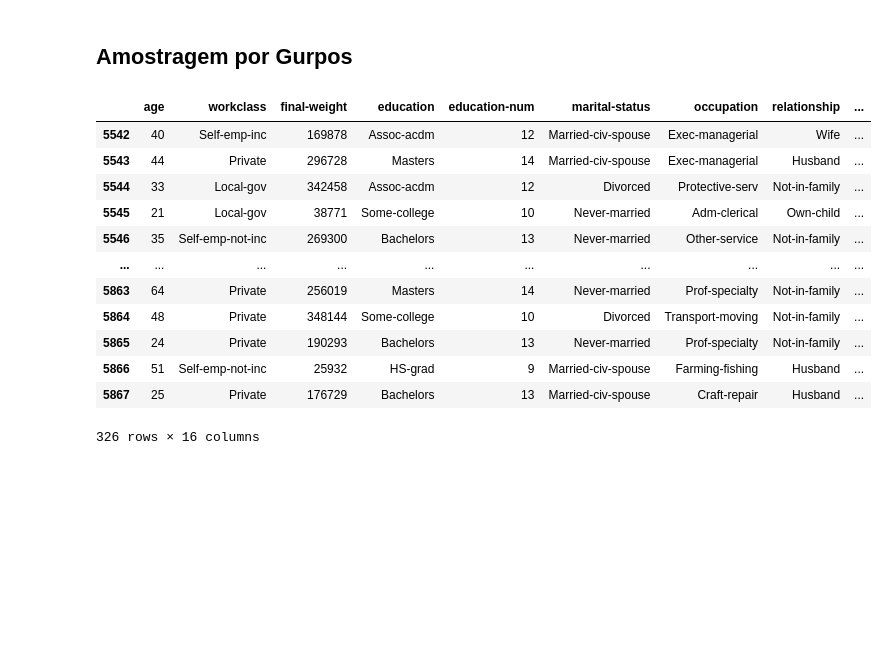
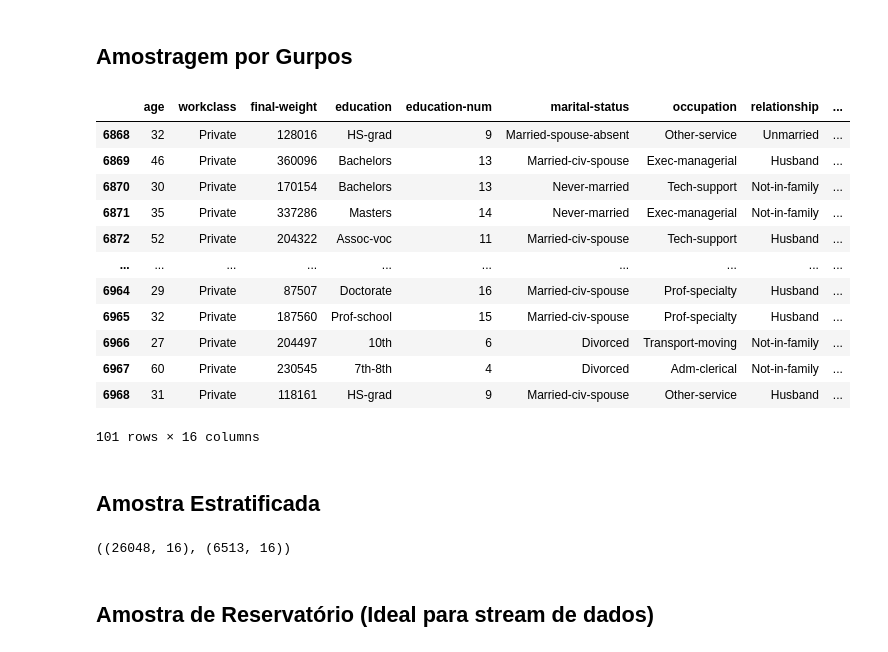
Before and after one commit to michelprosite/Estat-stica-para-Ci-ncia-de-Dados-e-Machine-Learning, a Jupyter notebook: amostragem.ipynb, the cells around one changed output. Drawn from its saved outputs; the diff is of its cells as text; code cells hidden in the pictures; blank space fills up the shorter version.

```diff
--- a/amostragem.ipynb
+++ b/amostragem.ipynb
@@ -117,19 +117,21 @@ def amostragem_agrupamento(dataset, numero_grupos):
     grupo_selecionado = random.randint(0, numero_grupos)
     return dataset[dataset['grupo'] == grupo_selecionado]
 # %%
-df_amostragem_agrupamento = amostragem_agrupamento(dataset, 100)
+df_amostragem_agrupamento = amostragem_agrupamento(dataset, 325)
 df_amostragem_agrupamento
 # %% [output]
 |  | age | workclass | final-weight | education | education-num | marital-status | occupation | relationship | ... |
-| 5542 | 40 | Self-emp-inc | 169878 | Assoc-acdm | 12 | Married-civ-spouse | Exec-managerial | Wife | ... |
-| 5543 | 44 | Private | 296728 | Masters | 14 | Married-civ-spouse | Exec-managerial | Husband | ... |
-| 5544 | 33 | Local-gov | 342458 | Assoc-acdm | 12 | Divorced | Protective-serv | Not-in-family | ... |
-| 5545 | 21 | Local-gov | 38771 | Some-college | 10 | Never-married | Adm-clerical | Own-child | ... |
-| 5546 | 35 | Self-emp-not-inc | 269300 | Bachelors | 13 | Never-married | Other-service | Not-in-family | ... |
+| 6868 | 32 | Private | 128016 | HS-grad | 9 | Married-spouse-absent | Other-service | Unmarried | ... |
+| 6869 | 46 | Private | 360096 | Bachelors | 13 | Married-civ-spouse | Exec-managerial | Husband | ... |
+| 6870 | 30 | Private | 170154 | Bachelors | 13 | Never-married | Tech-support | Not-in-family | ... |
+| 6871 | 35 | Private | 337286 | Masters | 14 | Never-married | Exec-managerial | Not-in-family | ... |
+| 6872 | 52 | Private | 204322 | Assoc-voc | 11 | Married-civ-spouse | Tech-support | Husband | ... |
 | ... | ... | ... | ... | ... | ... | ... | ... | ... | ... |
-| 5863 | 64 | Private | 256019 | Masters | 14 | Never-married | Prof-specialty | Not-in-family | ... |
-| 5864 | 48 | Private | 348144 | Some-college | 10 | Divorced | Transport-moving | Not-in-family | ... |
-| 5865 | 24 | Private | 190293 | Bachelors | 13 | Never-married | Prof-specialty | Not-in-family | ... |
-| 5866 | 51 | Self-emp-not-inc | 25932 | HS-grad | 9 | Married-civ-spouse | Farming-fishing | Husband | ... |
-| 5867 | 25 | Private | 176729 | Bachelors | 13 | Married-civ-spouse | Craft-repair | Husband | ... |
+| 6964 | 29 | Private | 87507 | Doctorate | 16 | Married-civ-spouse | Prof-specialty | Husband | ... |
+| 6965 | 32 | Private | 187560 | Prof-school | 15 | Married-civ-spouse | Prof-specialty | Husband | ... |
+| 6966 | 27 | Private | 204497 | 10th | 6 | Divorced | Transport-moving | Not-in-family | ... |
+| 6967 | 60 | Private | 230545 | 7th-8th | 4 | Divorced | Adm-clerical | Not-in-family | ... |
+| 6968 | 31 | Private | 118161 | HS-grad | 9 | Married-civ-spouse | Other-service | Husband | ... |
-326 rows × 16 columns
+101 rows × 16 columns
+# %% [markdown]
+## Amostra Estratificada
@@ -135,0 +145,6 @@ df_amostragem_agrupamento
+# %%
+df_train.shape, df_test.shape
+# %% [output]
+((26048, 16), (6513, 16))
+# %% [markdown]
+## Amostra de Reservatório (Ideal para stream de dados)
```
Also changed, not shown: parts of 4 cells of this notebook.
